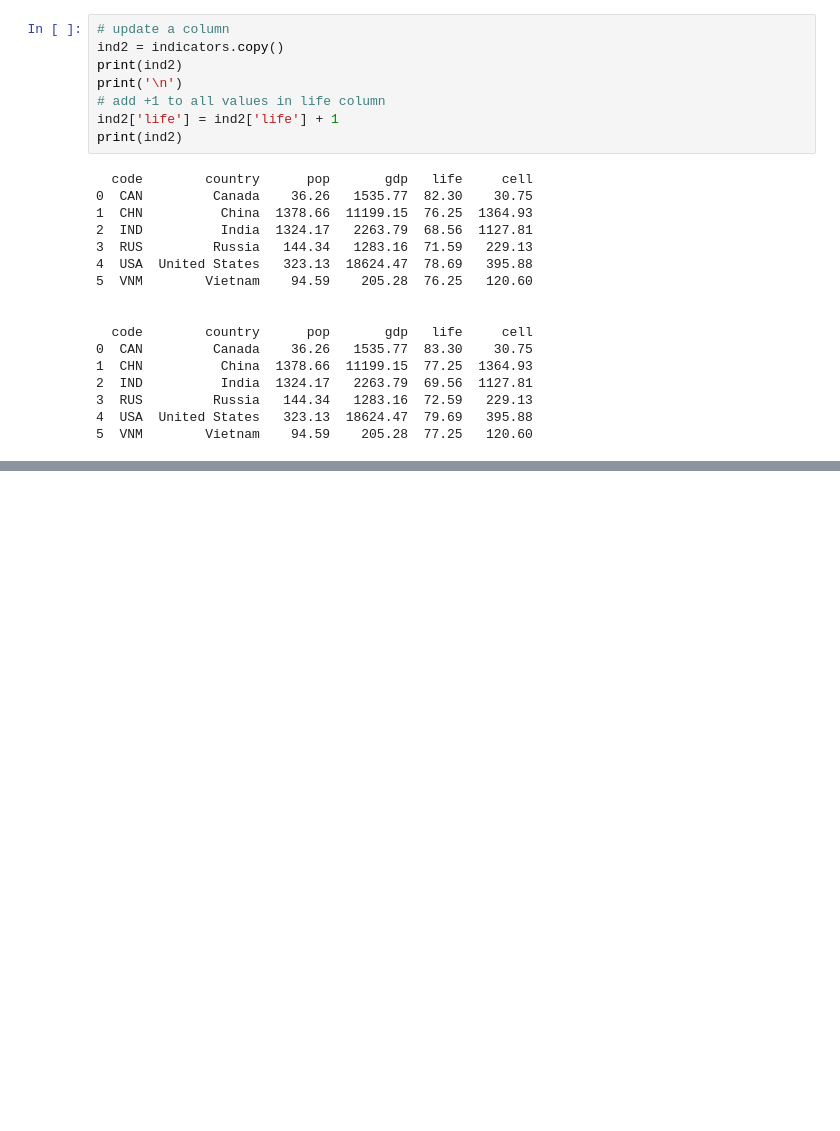
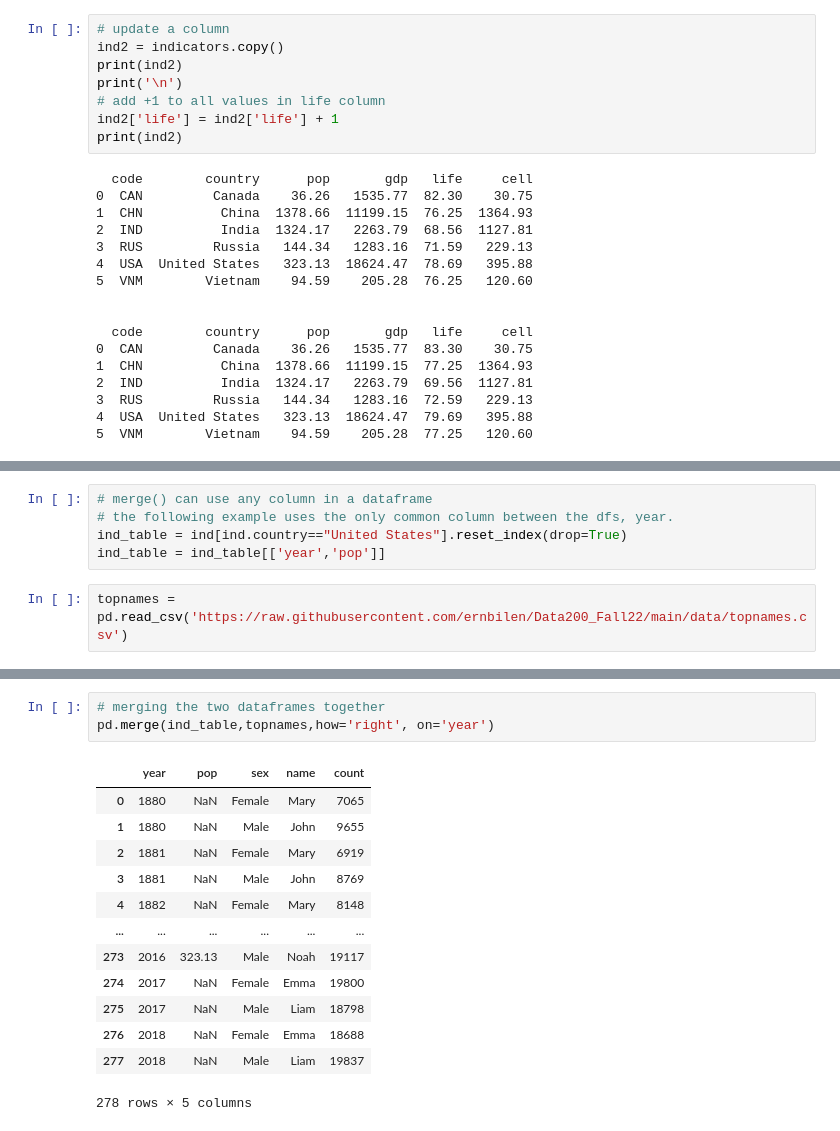
Before and after one commit to ernbilen/Data200_Fall22, a Jupyter notebook: notes/Pandas-intro.ipynb, the cells around one changed output, grey strips where cells are left out. Saved outputs shown, nothing was run; the diff lists cells and outputs as text; blank space fills up the shorter version.

```diff
--- a/notes/Pandas-intro.ipynb
+++ b/notes/Pandas-intro.ipynb
@@ -560,0 +734,7 @@ print(ind2)
+# %%
+# merge() can use any column in a dataframe
+# the following example uses the only common column between the dfs, year.
+ind_table = ind[ind.country=="United States"].reset_index(drop=True)
+ind_table = ind_table[['year','pop']]
+# %%
+topnames = pd.read_csv('https://raw.githubusercontent.com/ernbilen/Data200_Fall22/main/data/topnames.csv')
@@ -560,0 +759,17 @@ print(ind2)
+# %%
+# merging the two dataframes together
+pd.merge(ind_table,topnames,how='right', on='year')
+# %% [output]
+|  | year | pop | sex | name | count |
+| 0 | 1880 | NaN | Female | Mary | 7065 |
+| 1 | 1880 | NaN | Male | John | 9655 |
+| 2 | 1881 | NaN | Female | Mary | 6919 |
+| 3 | 1881 | NaN | Male | John | 8769 |
+| 4 | 1882 | NaN | Female | Mary | 8148 |
+| ... | ... | ... | ... | ... | ... |
+| 273 | 2016 | 323.13 | Male | Noah | 19117 |
+| 274 | 2017 | NaN | Female | Emma | 19800 |
+| 275 | 2017 | NaN | Male | Liam | 18798 |
+| 276 | 2018 | NaN | Female | Emma | 18688 |
+| 277 | 2018 | NaN | Male | Liam | 19837 |
+278 rows × 5 columns
```
Also changed, not shown: parts of 30 cells of this notebook.
